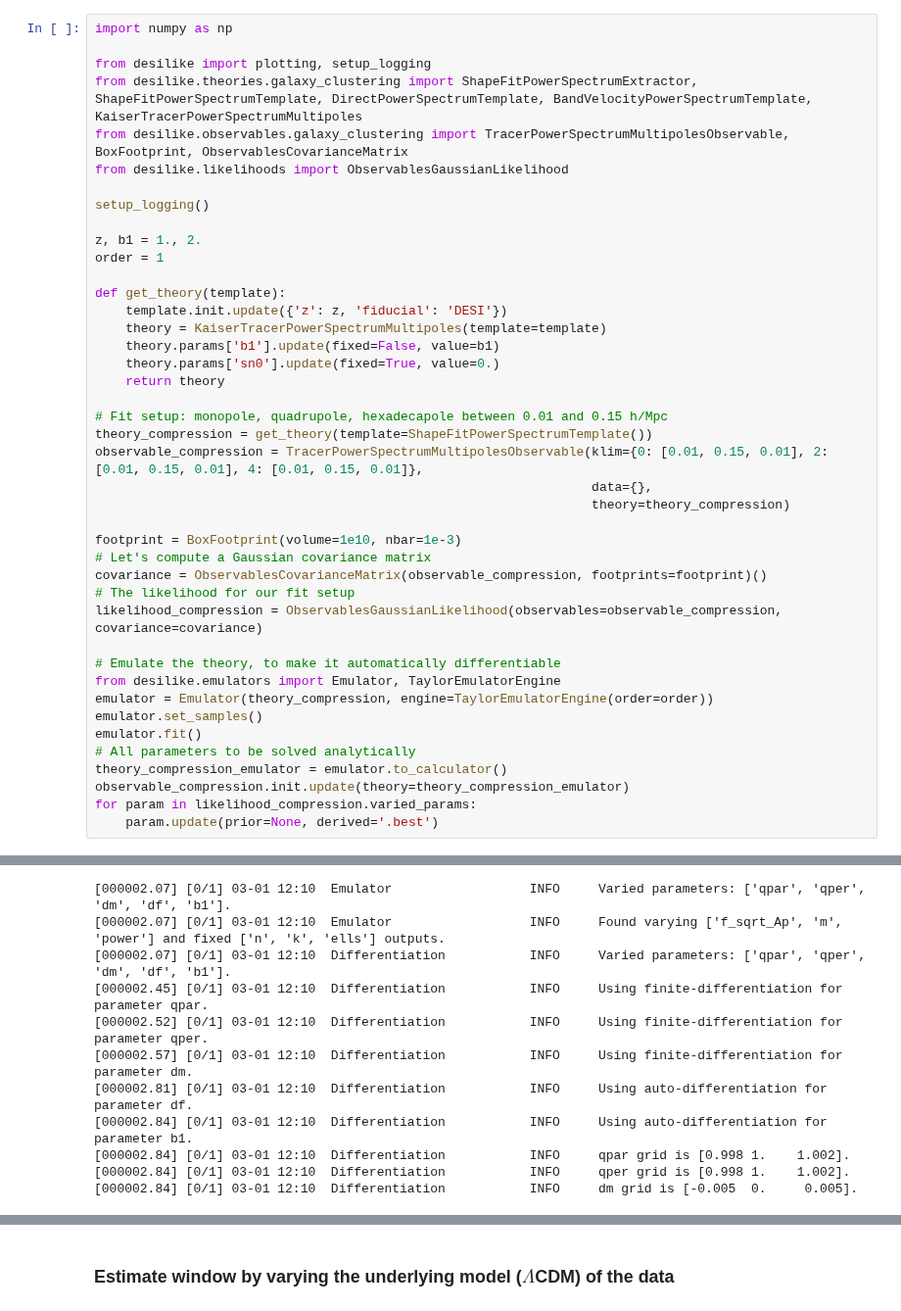
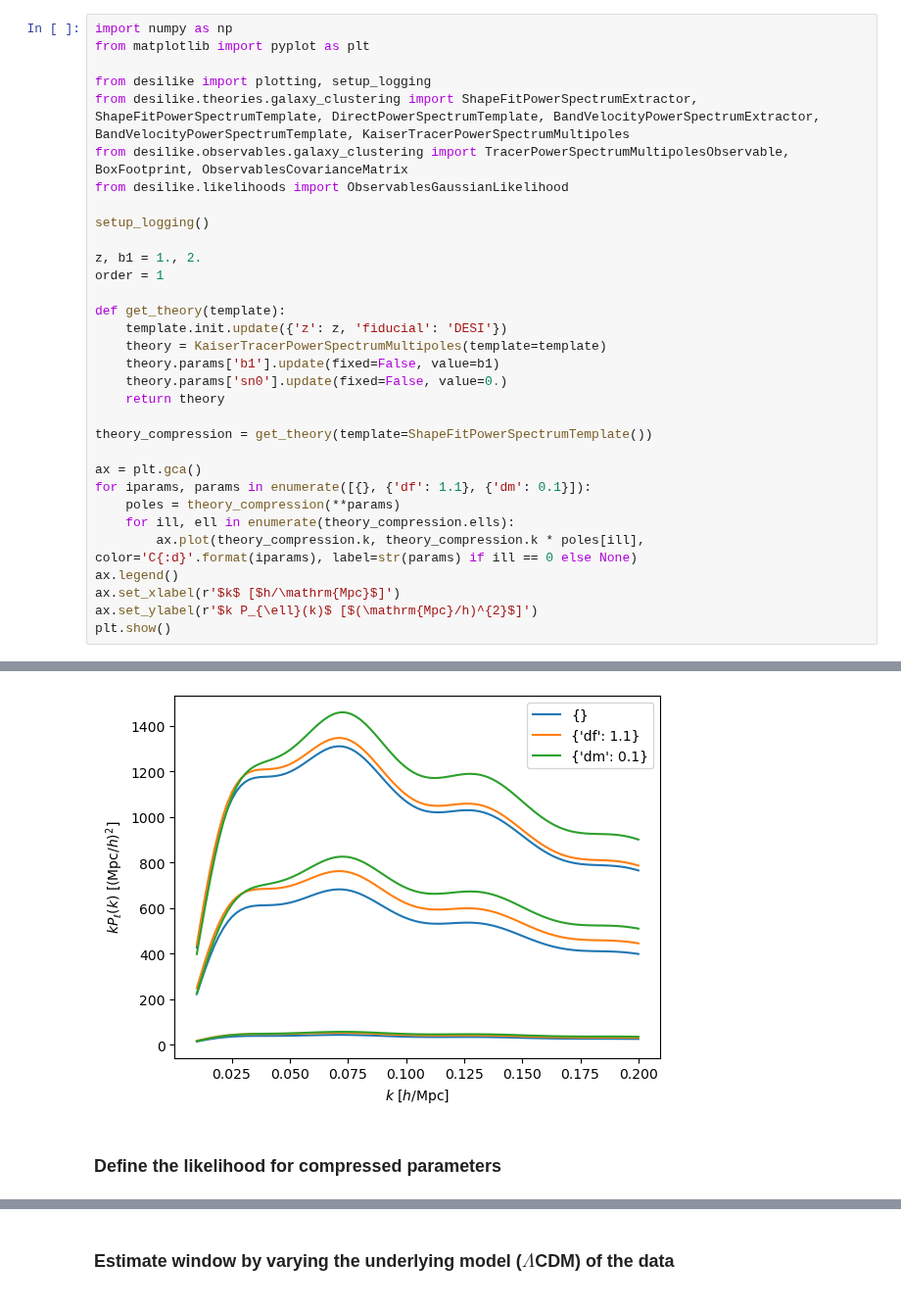
Before and after one commit to cosmodesi/desilike, a Jupyter notebook: nb/window_shapefit_compression_examples.ipynb, the cells around one changed output, grey strips where cells are left out. Shown at 98% size. Drawn from its saved outputs; the diff is of its cells as text.

```diff
--- a/nb/window_shapefit_compression_examples.ipynb
+++ b/nb/window_shapefit_compression_examples.ipynb
@@ -6,55 +6,37 @@ In this notebook we study how to relate ShapeFit measurements of compressed para
 # %%
 import numpy as np
+from matplotlib import pyplot as plt
 
 from desilike import plotting, setup_logging
-from desilike.theories.galaxy_clustering import ShapeFitPowerSpectrumExtractor, ShapeFitPowerSpectrumTemplate, DirectPowerSpectrumTemplate, BandVelocityPowerSpectrumTemplate, KaiserTracerPowerSpectrumMultipoles
+from desilike.theories.galaxy_clustering import ShapeFitPowerSpectrumExtractor, ShapeFitPowerSpectrumTemplate, DirectPowerSpectrumTemplate, BandVelocityPowerSpectrumExtractor, BandVelocityPowerSpectrumTemplate, KaiserTracerPowerSpectrumMultipoles
 from desilike.observables.galaxy_clustering import TracerPowerSpectrumMultipolesObservable, BoxFootprint, ObservablesCovarianceMatrix
 from desilike.likelihoods import ObservablesGaussianLikelihood
 
 setup_logging()
 
 z, b1 = 1., 2.
 order = 1
 
 def get_theory(template):
     template.init.update({'z': z, 'fiducial': 'DESI'})
     theory = KaiserTracerPowerSpectrumMultipoles(template=template)
     theory.params['b1'].update(fixed=False, value=b1)
-    theory.params['sn0'].update(fixed=True, value=0.)
+    theory.params['sn0'].update(fixed=False, value=0.)
     return theory
 
-# Fit setup: monopole, quadrupole, hexadecapole between 0.01 and 0.15 h/Mpc
 theory_compression = get_theory(template=ShapeFitPowerSpectrumTemplate())
-observable_compression = TracerPowerSpectrumMultipolesObservable(klim={0: [0.01, 0.15, 0.01], 2: [0.01, 0.15, 0.01], 4: [0.01, 0.15, 0.01]},
-                                                                 data={},
-                                                                 theory=theory_compression)
 
-footprint = BoxFootprint(volume=1e10, nbar=1e-3)
-# Let's compute a Gaussian covariance matrix
-covariance = ObservablesCovarianceMatrix(observable_compression, footprints=footprint)()
-# The likelihood for our fit setup
-likelihood_compression = ObservablesGaussianLikelihood(observables=observable_compression, covariance=covariance)
-
-# Emulate the theory, to make it automatically differentiable
-from desilike.emulators import Emulator, TaylorEmulatorEngine
-emulator = Emulator(theory_compression, engine=TaylorEmulatorEngine(order=order))
-emulator.set_samples()
-emulator.fit()
-# All parameters to be solved analytically
-theory_compression_emulator = emulator.to_calculator()
-observable_compression.init.update(theory=theory_compression_emulator)
-for param in likelihood_compression.varied_params:
-    param.update(prior=None, derived='.best')
+ax = plt.gca()
+for iparams, params in enumerate([{}, {'df': 1.1}, {'dm': 0.1}]):
+    poles = theory_compression(**params)
+    for ill, ell in enumerate(theory_compression.ells):
+        ax.plot(theory_compression.k, theory_compression.k * poles[ill], color='C{:d}'.format(iparams), label=str(params) if ill == 0 else None)
+ax.legend()
+ax.set_xlabel(r'$k$ [$h/\mathrm{Mpc}$]')
+ax.set_ylabel(r'$k P_{\ell}(k)$ [$(\mathrm{Mpc}/h)^{2}$]')
+plt.show()
 # %% [output]
 WARNING:absl:No GPU/TPU found, falling back to CPU. (Set TF_CPP_MIN_LOG_LEVEL=0 and rerun for more info.)
-[000002.07] [0/1] 03-01 12:10  Emulator                  INFO     Varied parameters: ['qpar', 'qper', 'dm', 'df', 'b1'].
-[000002.07] [0/1] 03-01 12:10  Emulator                  INFO     Found varying ['f_sqrt_Ap', 'm', 'power'] and fixed ['n', 'k', 'ells'] outputs.
-[000002.07] [0/1] 03-01 12:10  Differentiation           INFO     Varied parameters: ['qpar', 'qper', 'dm', 'df', 'b1'].
-[000002.45] [0/1] 03-01 12:10  Differentiation           INFO     Using finite-differentiation for parameter qpar.
-[000002.52] [0/1] 03-01 12:10  Differentiation           INFO     Using finite-differentiation for parameter qper.
-[000002.57] [0/1] 03-01 12:10  Differentiation           INFO     Using finite-differentiation for parameter dm.
-[000002.81] [0/1] 03-01 12:10  Differentiation           INFO     Using auto-differentiation for parameter df.
-[000002.84] [0/1] 03-01 12:10  Differentiation           INFO     Using auto-differentiation for parameter b1.
-[000002.84] [0/1] 03-01 12:10  Differentiation           INFO     qpar grid is [0.998 1.    1.002].
-[000002.84] [0/1] 03-01 12:10  Differentiation           INFO     qper grid is [0.998 1.    1.002].
-[000002.84] [0/1] 03-01 12:10  Differentiation           INFO     dm grid is [-0.005  0.     0.005].
+[figure, added]
+# %% [markdown]
+### Define the likelihood for compressed parameters
```
Also changed, not shown: parts of 9 cells of this notebook, 16 other files.
